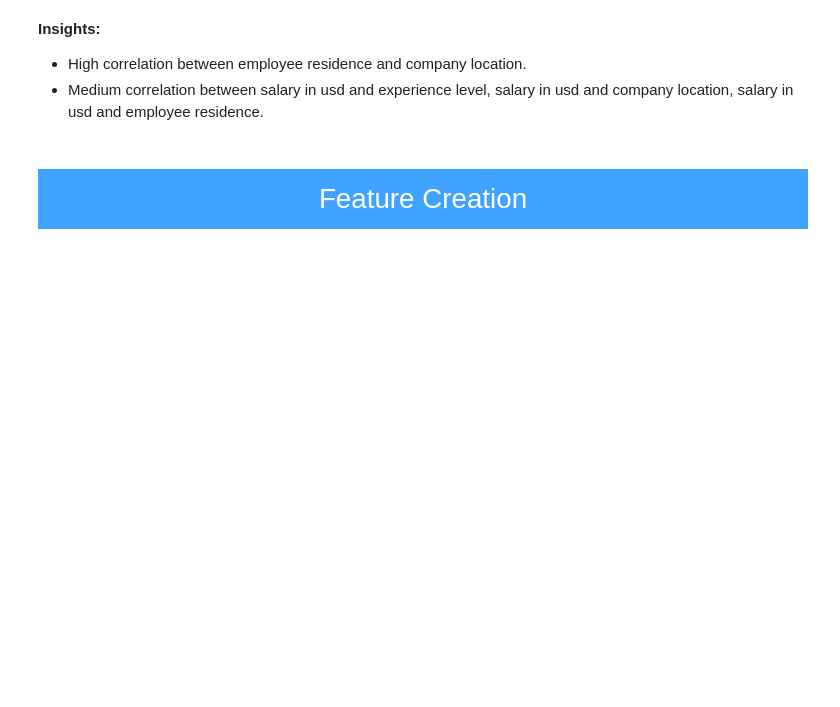
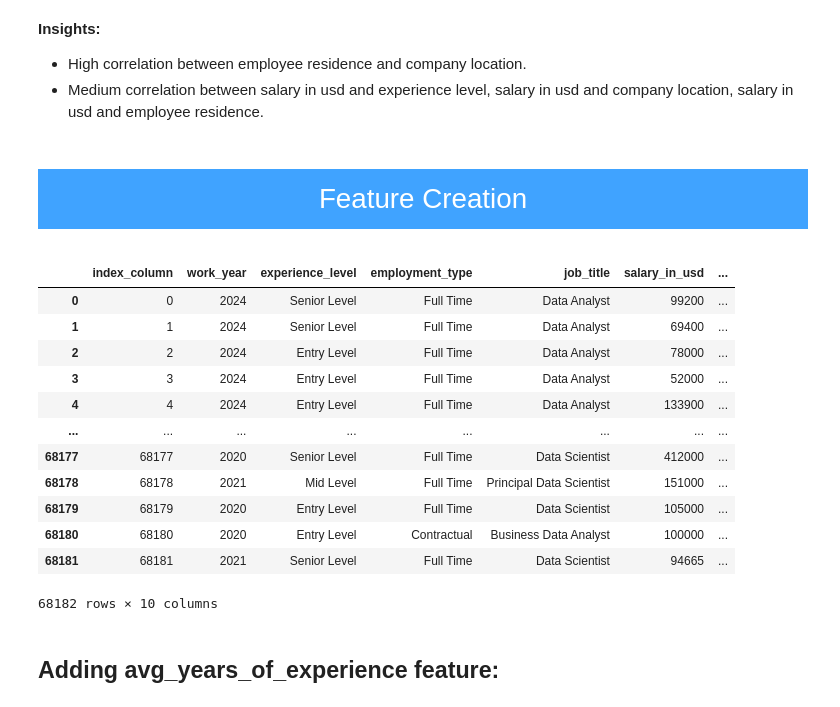
Before and after one commit to MatiasBorrellH/DS_Salary_Prediction, a Jupyter notebook: ds_salary_eda.ipynb, the cells around one changed output. Cells and saved outputs as stored; diff of their text form; code cells hidden in the pictures; blank space fills up the shorter version.

```diff
--- a/ds_salary_eda.ipynb
+++ b/ds_salary_eda.ipynb
@@ -701,6 +702,8 @@ Let's have a look at the salary distribution of job types :
 # %% [markdown]
 <a id="15"></a>
 # <p style="padding:10px;background-color:#40a3ff;margin:0;color:#ffffff;font-family:helvetica;font-size:100%;text-align:center;border-radius: 15px 50px;overflow:hidden;font-weight:500">Correlation Map</p>
+# %%
+data2 = data.copy()
 # %%
 catcol = ["experience_level","employment_type","job_title","employee_residence","remote_ratio","company_location","company_size"]
 le = LabelEncoder()
@@ -725,3 +728,21 @@ plt.show()
 # %% [markdown]
 <a id="16"></a>
 # <p style="padding:10px;background-color:#40a3ff;margin:0;color:#ffffff;font-family:helvetica;font-size:100%;text-align:center;border-radius: 15px 50px;overflow:hidden;font-weight:500">Feature Creation</p>
+# %%
+data2
+# %% [output]
+|  | index_column | work_year | experience_level | employment_type | job_title | salary_in_usd | ... |
+| 0 | 0 | 2024 | Senior Level | Full Time | Data Analyst | 99200 | ... |
+| 1 | 1 | 2024 | Senior Level | Full Time | Data Analyst | 69400 | ... |
+| 2 | 2 | 2024 | Entry Level | Full Time | Data Analyst | 78000 | ... |
+| 3 | 3 | 2024 | Entry Level | Full Time | Data Analyst | 52000 | ... |
+| 4 | 4 | 2024 | Entry Level | Full Time | Data Analyst | 133900 | ... |
+| ... | ... | ... | ... | ... | ... | ... | ... |
+| 68177 | 68177 | 2020 | Senior Level | Full Time | Data Scientist | 412000 | ... |
+| 68178 | 68178 | 2021 | Mid Level | Full Time | Principal Data Scientist | 151000 | ... |
+| 68179 | 68179 | 2020 | Entry Level | Full Time | Data Scientist | 105000 | ... |
+| 68180 | 68180 | 2020 | Entry Level | Contractual | Business Data Analyst | 100000 | ... |
+| 68181 | 68181 | 2021 | Senior Level | Full Time | Data Scientist | 94665 | ... |
+68182 rows × 10 columns
+# %% [markdown]
+## Adding avg_years_of_experience feature:
```
Also changed, not shown: parts of 18 cells of this notebook, 4 other files.
